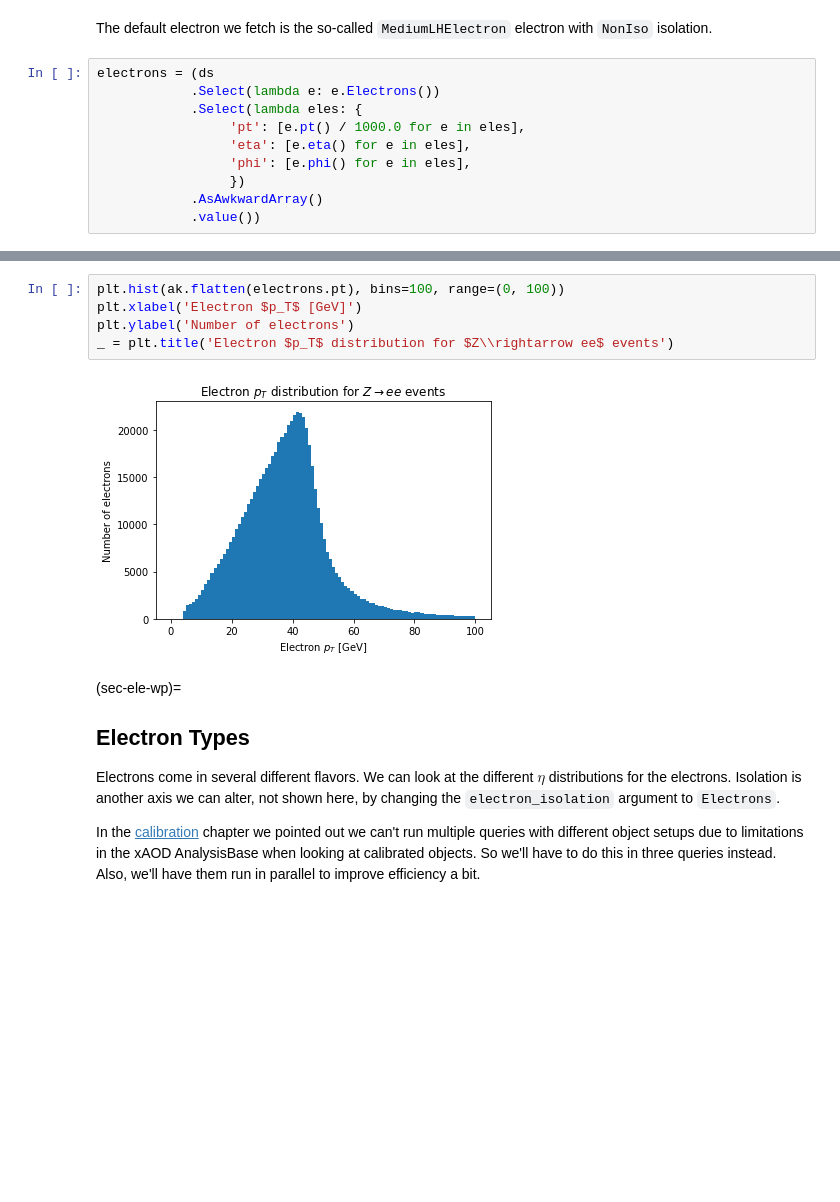
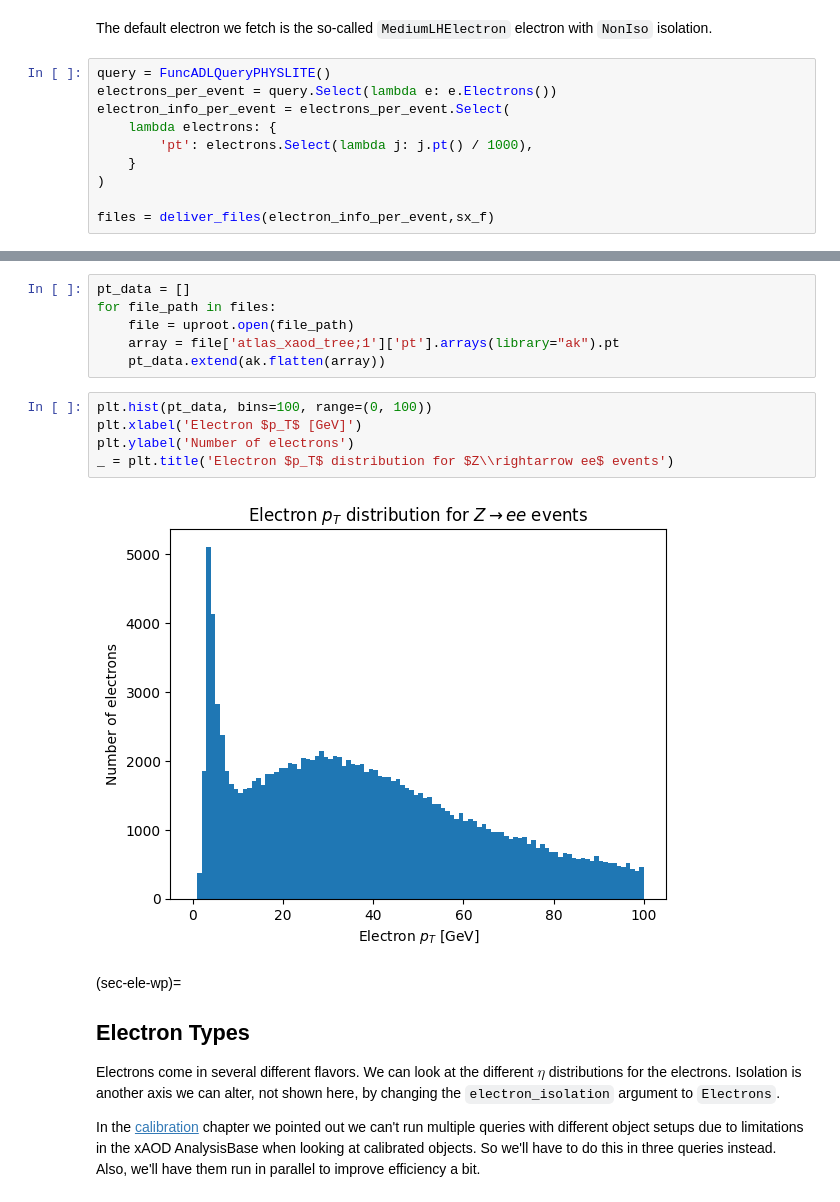
Before and after one commit to iris-hep/xaod_usage, a Jupyter notebook: book/chapters/electrons.ipynb, the cells around one changed output, grey strips where cells are left out. Saved outputs shown, nothing was run; the diff lists cells and outputs as text; blank space fills up the shorter version.

Commit message:
Updated first electron example

```diff
--- a/book/chapters/electrons.ipynb
+++ b/book/chapters/electrons.ipynb
@@ -16,12 +18,12 @@ from func_adl_servicex_xaodr21 import calib_tools
 # %% [markdown]
 The default electron we fetch is the so-called `MediumLHElectron` electron with `NonIso` isolation.
-# %%
-electrons = (ds
-            .Select(lambda e: e.Electrons())
-            .Select(lambda eles: {
-                 'pt': [e.pt() / 1000.0 for e in eles],
-                 'eta': [e.eta() for e in eles],
-                 'phi': [e.phi() for e in eles],
-                 })
-            .AsAwkwardArray()
-            .value())
+# %%
+query = FuncADLQueryPHYSLITE()
+electrons_per_event = query.Select(lambda e: e.Electrons())
+electron_info_per_event = electrons_per_event.Select(
+    lambda electrons: {
+        'pt': electrons.Select(lambda j: j.pt() / 1000),
+    }
+)
+
+files = deliver_files(electron_info_per_event,sx_f)
@@ -28,10 +33,16 @@ electrons = (ds
+# %%
+pt_data = []
+for file_path in files:
+    file = uproot.open(file_path)
+    array = file['atlas_xaod_tree;1']['pt'].arrays(library="ak").pt
+    pt_data.extend(ak.flatten(array))
 # %%
-plt.hist(ak.flatten(electrons.pt), bins=100, range=(0, 100))
+plt.hist(pt_data, bins=100, range=(0, 100))
 plt.xlabel('Electron $p_T$ [GeV]')
 plt.ylabel('Number of electrons')
 _ = plt.title('Electron $p_T$ distribution for $Z\\rightarrow ee$ events')
 # %% [output]
-[figure, old version]
+[figure, new version]
 # %% [markdown]
 (sec-ele-wp)=
 ## Electron Types
```
Also changed, not shown: parts of 4 cells of this notebook.
